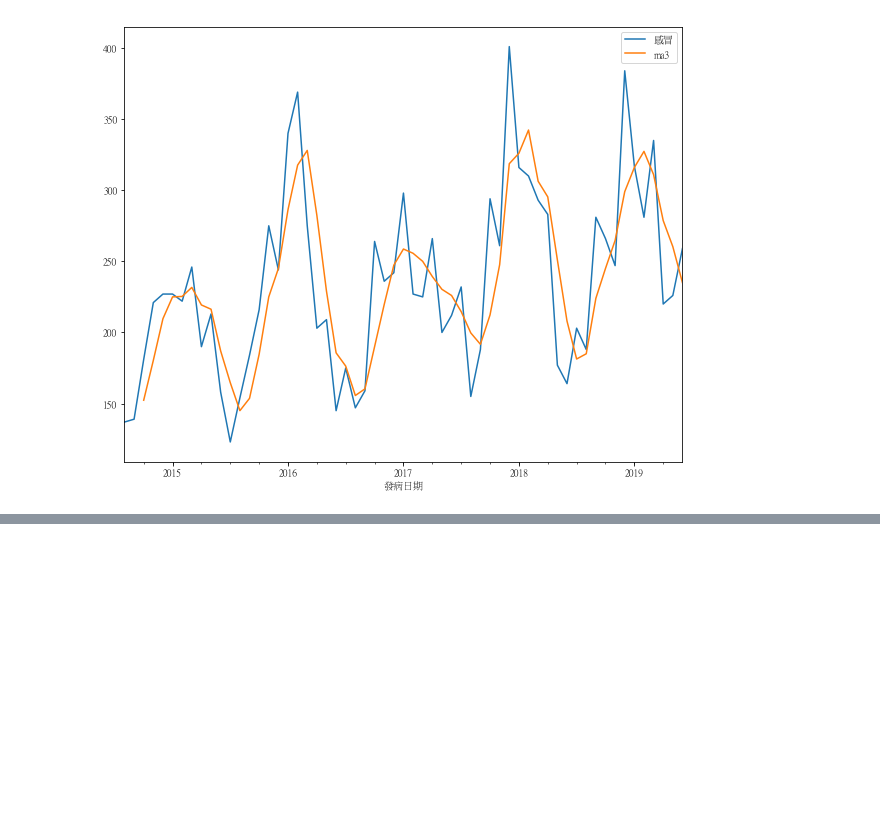
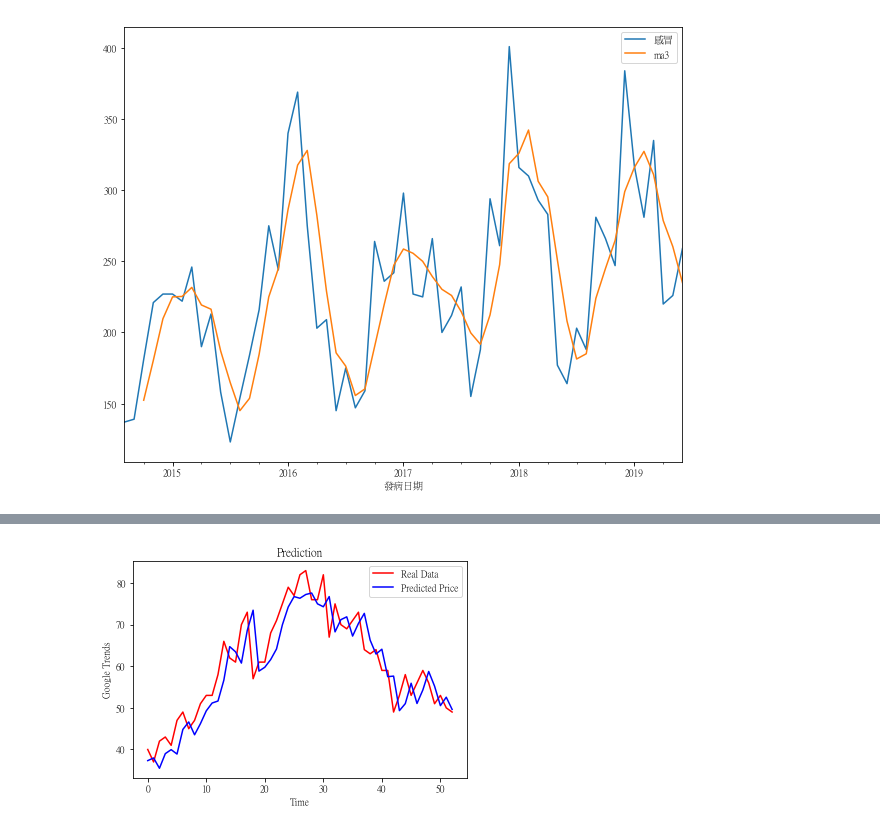
Before and after one commit to ywchiu/cdc_course, a Jupyter notebook: Demo20190705.ipynb, the cells around one changed output, grey strips where cells are left out. Cells and saved outputs as stored; diff of their text form; code cells hidden in the pictures; blank space fills up the shorter version.

```diff
--- a/Demo20190705.ipynb
+++ b/Demo20190705.ipynb
@@ -175,0 +305,10 @@ m[['感冒','ma3']].plot(kind = 'line', figsize = [10,8])
+# %%
+X_test = []
+y_test = []
+for i in range(208, 261):
+    X_test.append(dataset[i-8:i])
+    y_test.append(dataset[i])
+
+X_test, y_test = np.array(X_test), np.array(y_test)
+# %%
+X_test2 = np.reshape(X_test, (X_test.shape[0], X_test.shape[1], 1))
@@ -175,0 +319,13 @@ m[['感冒','ma3']].plot(kind = 'line', figsize = [10,8])
+# %%
+predicted2 = regressor.predict(X_test2)
+# %%
+import matplotlib.pyplot as plt
+plt.plot(dataset[208:],   color = 'red', label = 'Real Data')
+plt.plot(predicted2, color = 'blue', label = 'Predicted Price')
+plt.title('Prediction')
+plt.xlabel('Time')
+plt.ylabel('Google Trends')
+plt.legend()
+plt.show()
+# %% [output]
+[figure, added]
```
Also changed, not shown: parts of 50 cells of this notebook.
